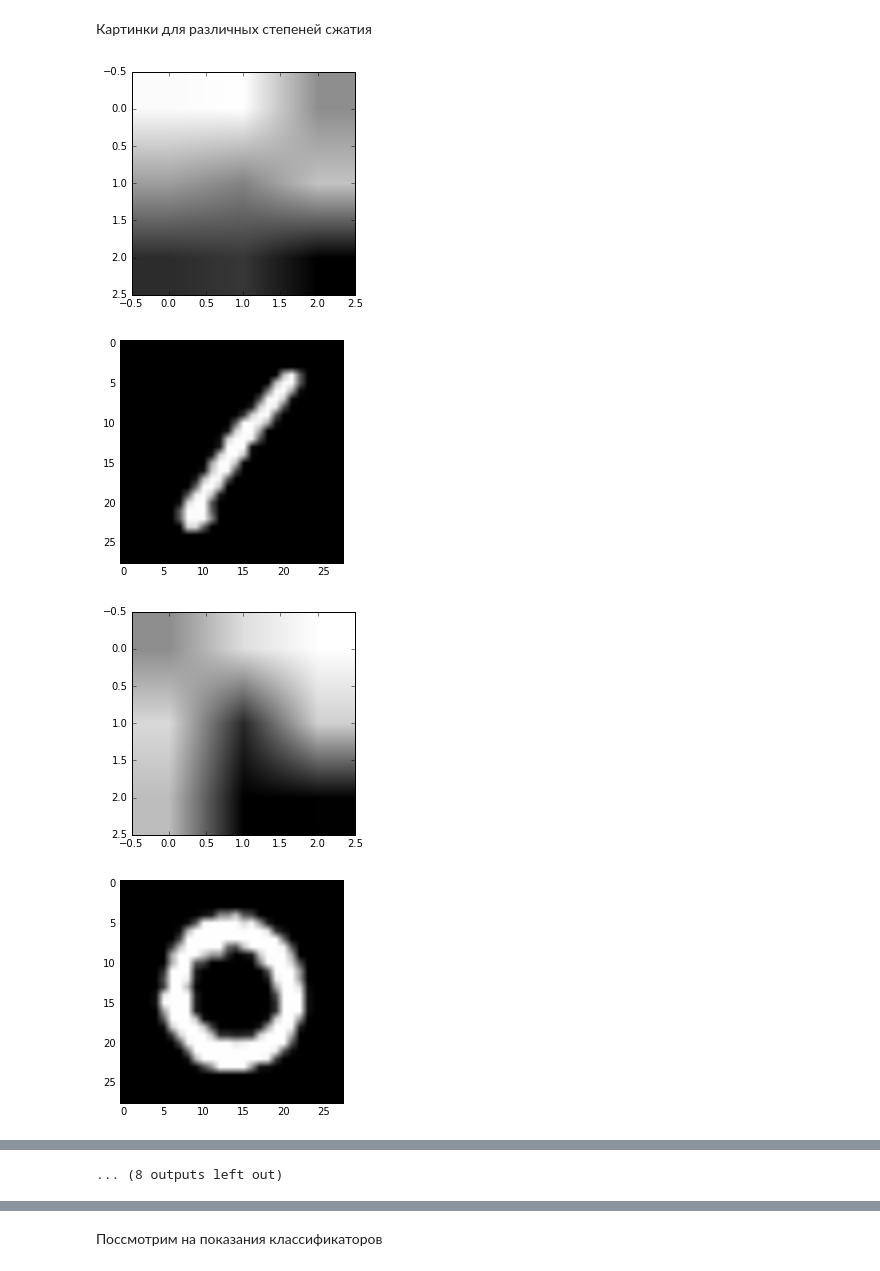
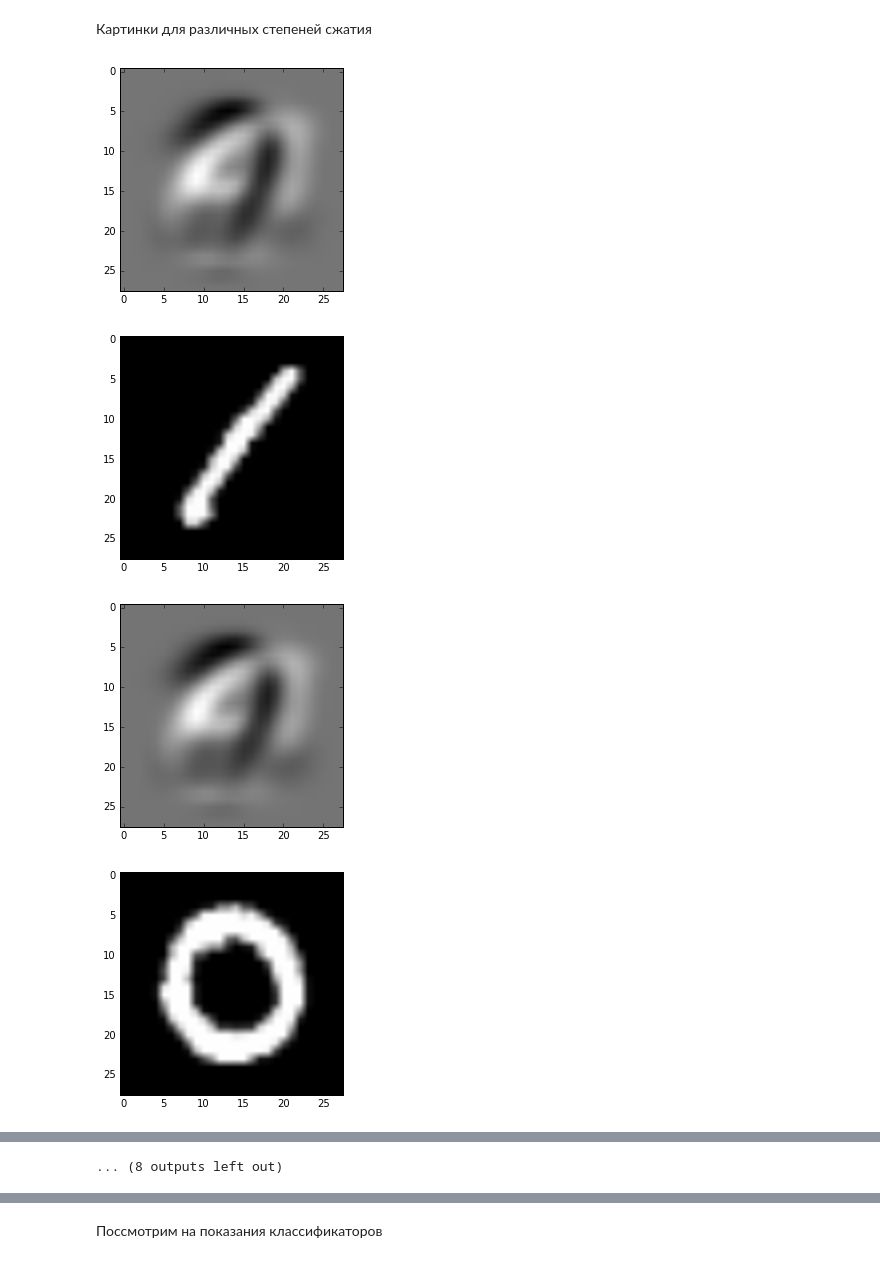
Before and after one commit to alex-kharlamov/MNIST, a Jupyter notebook: MNIST_fourth_homework.ipynb, the cells around one changed output, grey strips where cells are left out. Saved outputs shown, nothing was run; the diff lists cells and outputs as text; code cells hidden in the pictures.

Commit message:
Add files via upload
fixed restored images to normal view

```diff
--- a/MNIST_fourth_homework.ipynb
+++ b/MNIST_fourth_homework.ipynb
@@ -161,15 +162,17 @@ for elem in cov_mat:
 # %% [markdown]
 Картинки для различных степеней сжатия
 # %%
+restored_data = clf.inverse_transform(trans_data)
+
 for i in range(10):
     plt.figure()
     for j in range(len(trans_data[i])):
         trans_data[i][j] += min(trans_data[i])
-    plt.imshow(trans_data[i].reshape(3,3), cmap='gray')
+    plt.imshow(restored_data[i].reshape(28,28), cmap='gray')
     plt.figure()
     plt.imshow(x[i].reshape(28,28), cmap='gray')
 # %% [output]
-[figure, old version]
+[figure, new version]
 [figure]
-[figure, old version]
+[figure, new version]
 [figure]
```
Also changed, not shown: parts of 4 cells of this notebook.
